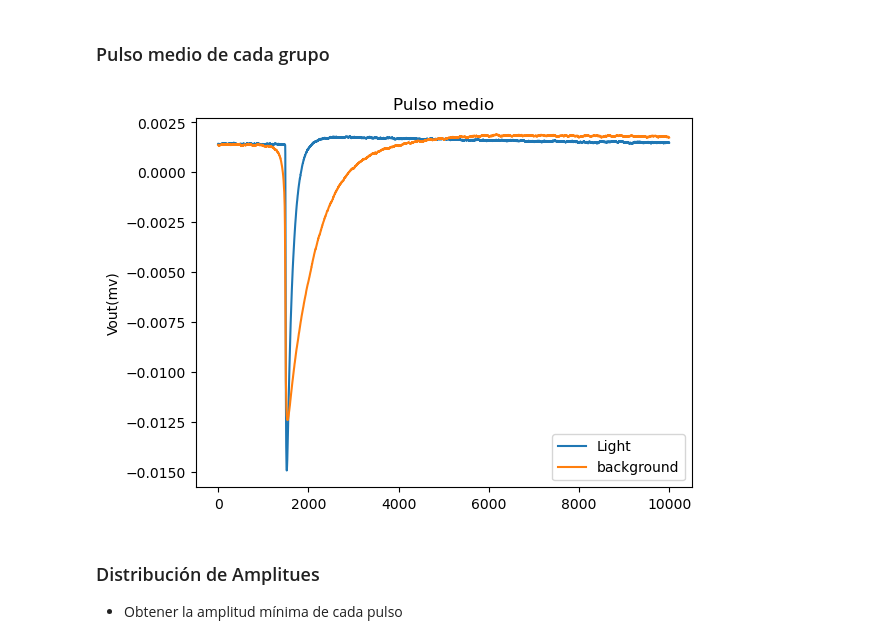
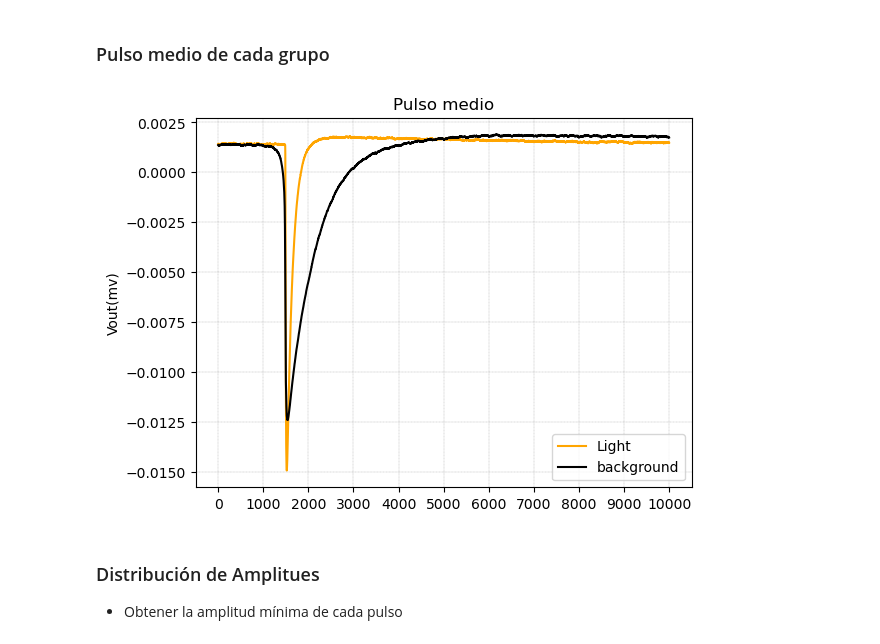
Before and after one commit to JosueCevallos/TFG, a Jupyter notebook: dataset_analysis.ipynb, the cells around one changed output. Cells and saved outputs as stored; diff of their text form; code cells hidden in the pictures.

Commit message:
Add grid and color in plt

```diff
--- a/dataset_analysis.ipynb
+++ b/dataset_analysis.ipynb
@@ -165,16 +165,20 @@ Como primera conclusion podemos decir que los pulsos dark están mucho más disp
 # %%
 mean_light = np.mean(light_pulses, axis=0)
 mean_dark = np.mean(dark_pulses, axis=0)
 
-plt.plot(mean_light, label="Light")
-plt.plot(mean_dark, label="background")
+plt.plot(mean_light, label="Light", color = 'orange')
+plt.plot(mean_dark, label="background", color = 'black')
 
 plt.legend()
 plt.title("Pulso medio")
 plt.ylabel("Vout(mv)")
+plt.grid(color = 'gray', linestyle = '--', linewidth = 0.2)
+ax = plt.gca()
+ax.yaxis.set_major_locator(ticker.MultipleLocator(0.0025))
+ax.xaxis.set_major_locator(ticker.MultipleLocator(1000))
 plt.show()
 # %% [output]
-[figure, old version]
+[figure, new version]
 # %% [markdown]
 ### Distribución de Amplitues
 - Obtener la amplitud mínima de cada pulso
```
Also changed, not shown: parts of 5 cells of this notebook.
